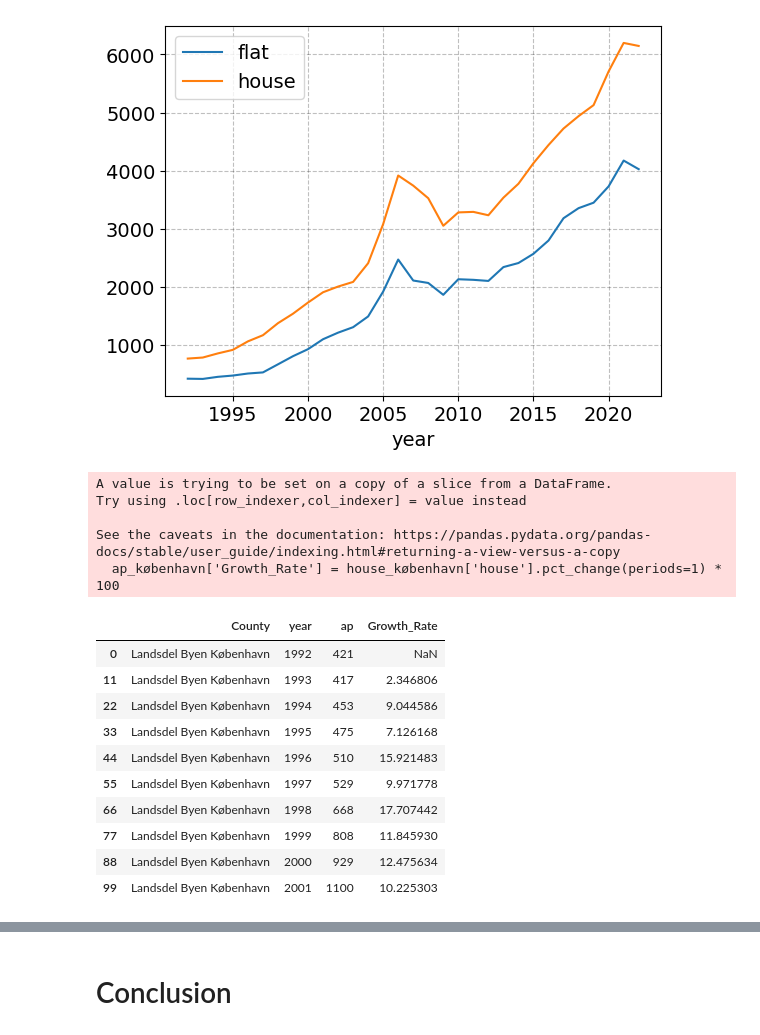
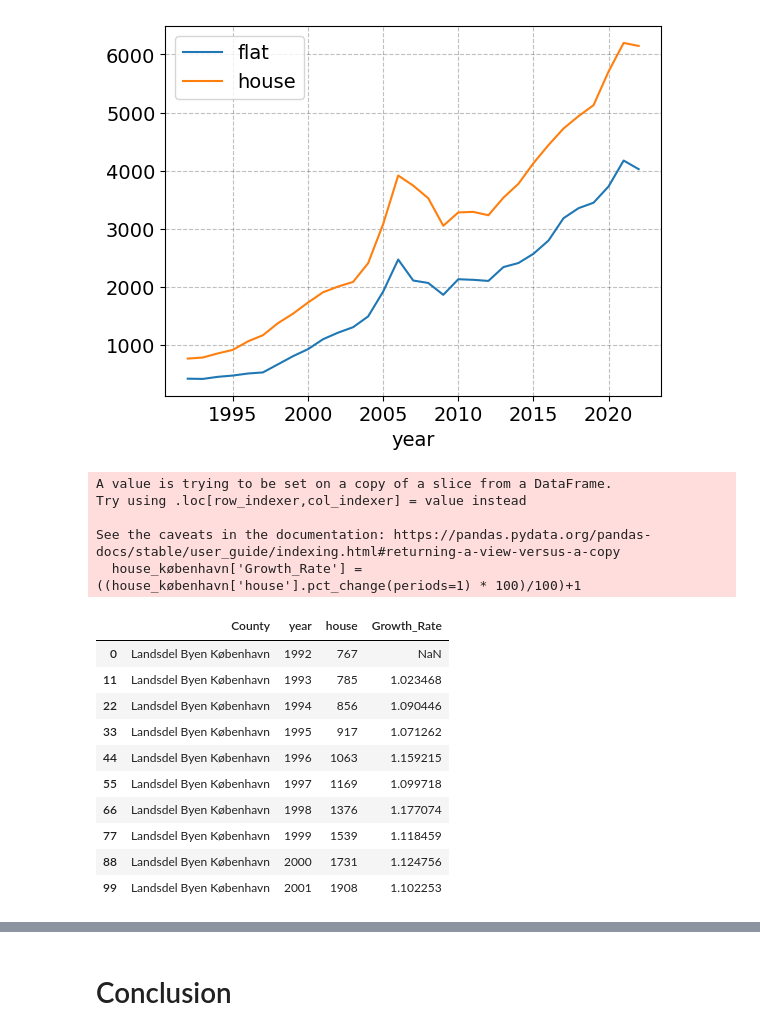
Before and after one commit to NumEconCopenhagen/projects-2023-jps, a Jupyter notebook: dataproject/dataproject.ipynb, the cells around one changed output, grey strips where cells are left out. Cells and saved outputs as stored; diff of their text form; code cells hidden in the pictures.

```diff
--- a/dataproject/dataproject.ipynb
+++ b/dataproject/dataproject.ipynb
@@ -275,22 +275,22 @@ house_københavn.plot(x='year', y='house', ax=ax)
 [figure]
 # %%
 # We calculate the growthrate in houseprices in copenhagen
-ap_københavn['Growth_Rate'] = house_københavn['house'].pct_change(periods=1) * 100
-ap_københavn.head(10)
+house_københavn['Growth_Rate'] = ((house_københavn['house'].pct_change(periods=1) * 100)/100)+1
+house_københavn.head(10)
 # %% [output]
 A value is trying to be set on a copy of a slice from a DataFrame.
 Try using .loc[row_indexer,col_indexer] = value instead
 
 See the caveats in the documentation: https://pandas.pydata.org/pandas-docs/stable/user_guide/indexing.html#returning-a-view-versus-a-copy
-  ap_københavn['Growth_Rate'] = house_københavn['house'].pct_change(periods=1) * 100
+  house_københavn['Growth_Rate'] = ((house_københavn['house'].pct_change(periods=1) * 100)/100)+1
-|  | County | year | ap | Growth_Rate |
-| 0 | Landsdel Byen København | 1992 | 421 | NaN |
-| 11 | Landsdel Byen København | 1993 | 417 | 2.346806 |
-| 22 | Landsdel Byen København | 1994 | 453 | 9.044586 |
-| 33 | Landsdel Byen København | 1995 | 475 | 7.126168 |
-| 44 | Landsdel Byen København | 1996 | 510 | 15.921483 |
-| 55 | Landsdel Byen København | 1997 | 529 | 9.971778 |
-| 66 | Landsdel Byen København | 1998 | 668 | 17.707442 |
-| 77 | Landsdel Byen København | 1999 | 808 | 11.845930 |
-| 88 | Landsdel Byen København | 2000 | 929 | 12.475634 |
-| 99 | Landsdel Byen København | 2001 | 1100 | 10.225303 |
+|  | County | year | house | Growth_Rate |
+| 0 | Landsdel Byen København | 1992 | 767 | NaN |
+| 11 | Landsdel Byen København | 1993 | 785 | 1.023468 |
+| 22 | Landsdel Byen København | 1994 | 856 | 1.090446 |
+| 33 | Landsdel Byen København | 1995 | 917 | 1.071262 |
+| 44 | Landsdel Byen København | 1996 | 1063 | 1.159215 |
+| 55 | Landsdel Byen København | 1997 | 1169 | 1.099718 |
+| 66 | Landsdel Byen København | 1998 | 1376 | 1.177074 |
+| 77 | Landsdel Byen København | 1999 | 1539 | 1.118459 |
+| 88 | Landsdel Byen København | 2000 | 1731 | 1.124756 |
+| 99 | Landsdel Byen København | 2001 | 1908 | 1.102253 |
```
Also changed, not shown: parts of 3 cells of this notebook.
